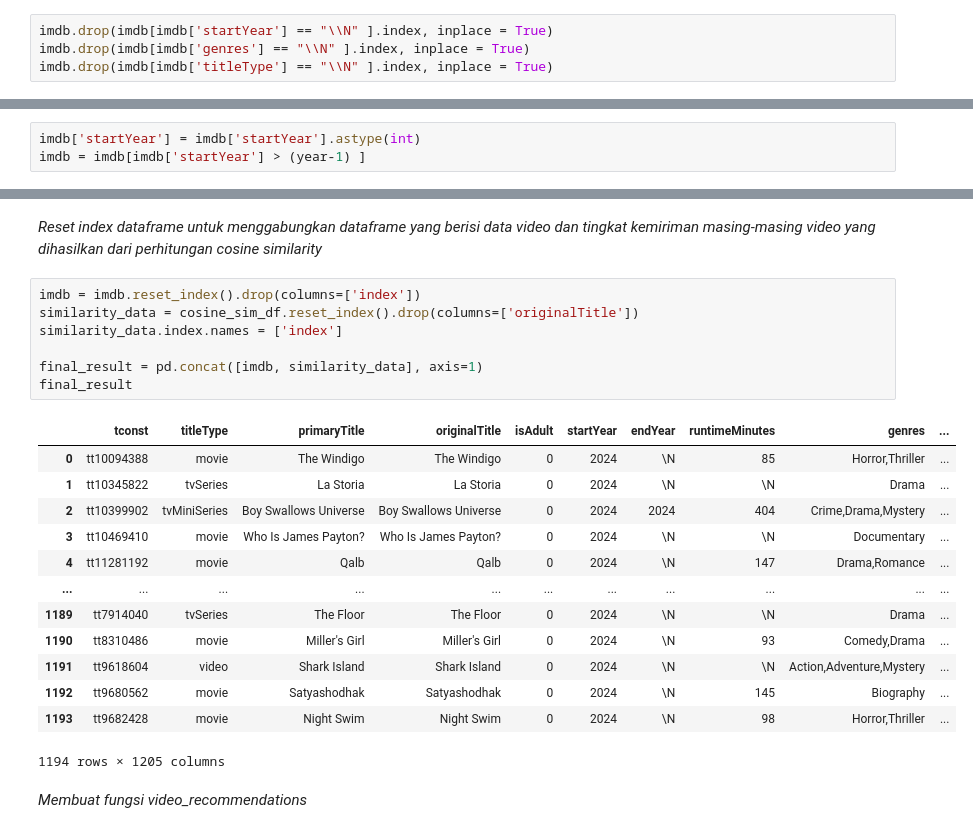
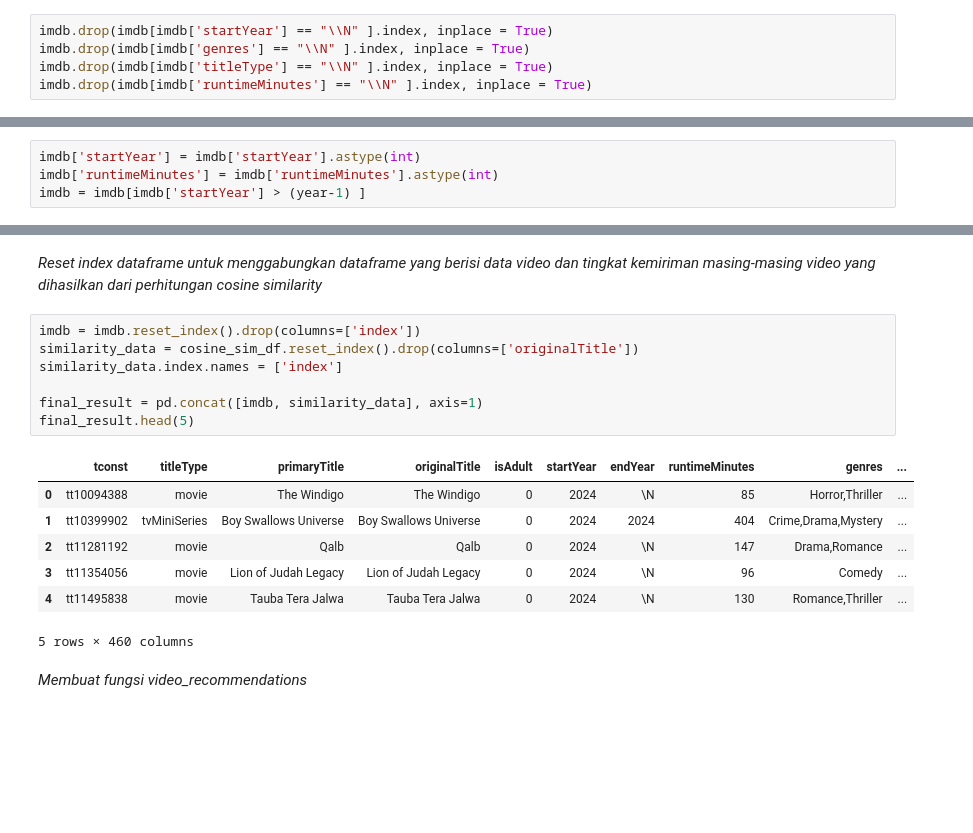
Before and after one commit to abdussalamattaqwa/dicoding-ML_terapan-submission2, a Jupyter notebook: Submissiion_2_ML_Terapan.ipynb, the cells around one changed output, grey strips where cells are left out. Cells and saved outputs as stored; diff of their text form; blank space fills up the shorter version.

```diff
--- a/Submissiion_2_ML_Terapan.ipynb
+++ b/Submissiion_2_ML_Terapan.ipynb
@@ -144,6 +145,7 @@ _Menghapus data yang diisi nilai null untuk fitur startYear dan genres_
 imdb.drop(imdb[imdb['startYear'] == "\\N" ].index, inplace = True)
 imdb.drop(imdb[imdb['genres'] == "\\N" ].index, inplace = True)
 imdb.drop(imdb[imdb['titleType'] == "\\N" ].index, inplace = True)
+imdb.drop(imdb[imdb['runtimeMinutes'] == "\\N" ].index, inplace = True)
 # %% [markdown]
 _Mendapatkan tahun sekarang_
 # %%
@@ -158,6 +160,7 @@ print(year)
 _Mengubah tipe data fitur startYear dan memfilter data yang tersedia hanya selama setahun terakhir_
 # %%
 imdb['startYear'] = imdb['startYear'].astype(int)
+imdb['runtimeMinutes'] = imdb['runtimeMinutes'].astype(int)
 imdb = imdb[imdb['startYear'] > (year-1) ]
 # %% [markdown]
 _Mendapatkan informasi dataset_
@@ -402,24 +452,18 @@ _Reset index dataframe untuk menggabungkan dataframe yang berisi data video dan
 # %%
 imdb = imdb.reset_index().drop(columns=['index'])
 similarity_data = cosine_sim_df.reset_index().drop(columns=['originalTitle'])
 similarity_data.index.names = ['index']
 
 final_result = pd.concat([imdb, similarity_data], axis=1)
-final_result
+final_result.head(5)
 # %% [output]
 |  | tconst | titleType | primaryTitle | originalTitle | isAdult | startYear | endYear | runtimeMinutes | genres | ... |
 | 0 | tt10094388 | movie | The Windigo | The Windigo | 0 | 2024 | \N | 85 | Horror,Thriller | ... |
-| 1 | tt10345822 | tvSeries | La Storia | La Storia | 0 | 2024 | \N | \N | Drama | ... |
-| 2 | tt10399902 | tvMiniSeries | Boy Swallows Universe | Boy Swallows Universe | 0 | 2024 | 2024 | 404 | Crime,Drama,Mystery | ... |
-| 3 | tt10469410 | movie | Who Is James Payton? | Who Is James Payton? | 0 | 2024 | \N | \N | Documentary | ... |
-| 4 | tt11281192 | movie | Qalb | Qalb | 0 | 2024 | \N | 147 | Drama,Romance | ... |
-| ... | ... | ... | ... | ... | ... | ... | ... | ... | ... | ... |
-| 1189 | tt7914040 | tvSeries | The Floor | The Floor | 0 | 2024 | \N | \N | Drama | ... |
-| 1190 | tt8310486 | movie | Miller's Girl | Miller's Girl | 0 | 2024 | \N | 93 | Comedy,Drama | ... |
-| 1191 | tt9618604 | video | Shark Island | Shark Island | 0 | 2024 | \N | \N | Action,Adventure,Mystery | ... |
-| 1192 | tt9680562 | movie | Satyashodhak | Satyashodhak | 0 | 2024 | \N | 145 | Biography | ... |
-| 1193 | tt9682428 | movie | Night Swim | Night Swim | 0 | 2024 | \N | 98 | Horror,Thriller | ... |
+| 1 | tt10399902 | tvMiniSeries | Boy Swallows Universe | Boy Swallows Universe | 0 | 2024 | 2024 | 404 | Crime,Drama,Mystery | ... |
+| 2 | tt11281192 | movie | Qalb | Qalb | 0 | 2024 | \N | 147 | Drama,Romance | ... |
+| 3 | tt11354056 | movie | Lion of Judah Legacy | Lion of Judah Legacy | 0 | 2024 | \N | 96 | Comedy | ... |
+| 4 | tt11495838 | movie | Tauba Tera Jalwa | Tauba Tera Jalwa | 0 | 2024 | \N | 130 | Romance,Thriller | ... |
-1194 rows × 1205 columns
+5 rows × 460 columns
 # %% [markdown]
 _Membuat fungsi video_recommendations_
 # %%
```
Also changed, not shown: parts of 38 cells of this notebook, 1 other file.
